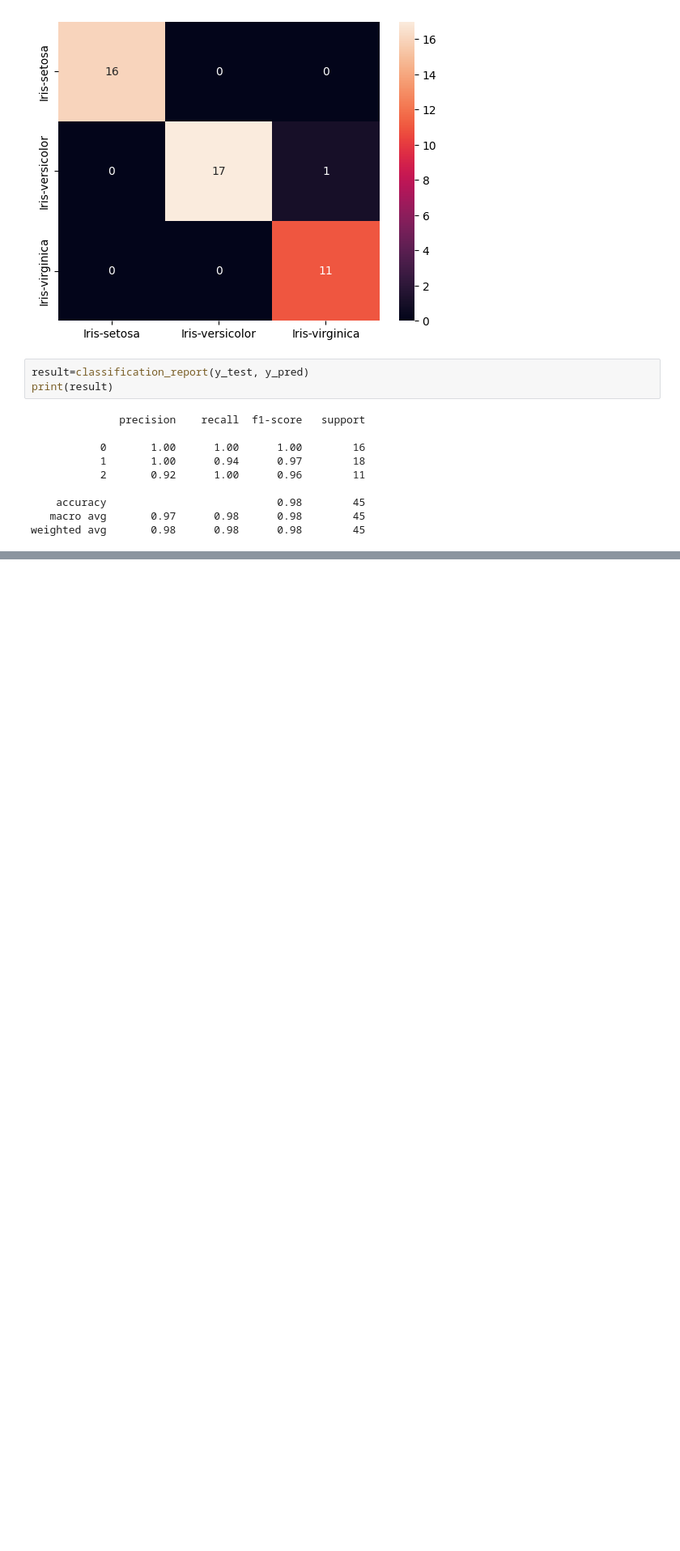
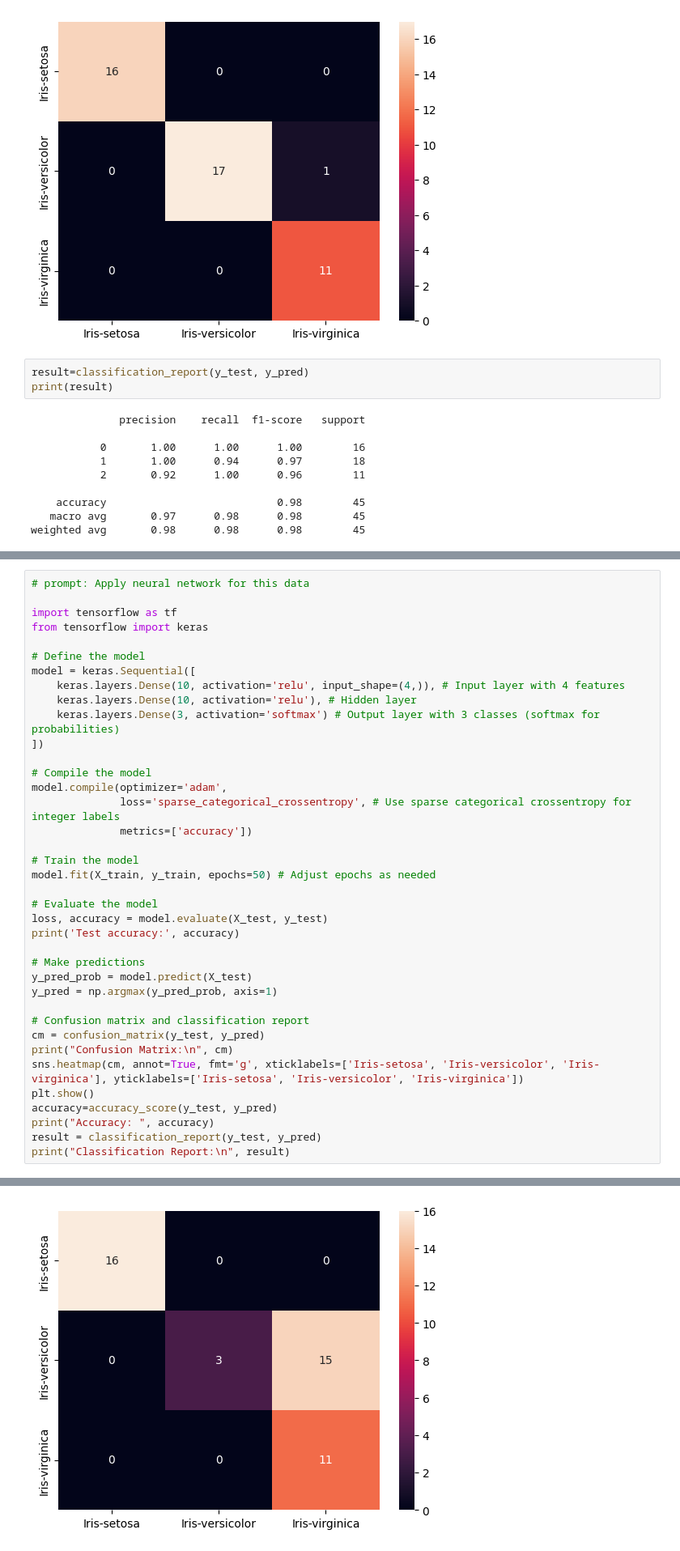
Before and after one commit to ateeqshaik/myproject, a Jupyter notebook: iris.ipynb, the cells around one changed output, grey strips where cells are left out. Shown: that part at 81% size. Drawn from its saved outputs; the diff is of its cells as text; blank space fills up the shorter version.

```diff
--- a/iris.ipynb
+++ b/iris.ipynb
@@ -146,0 +172,39 @@ weighted avg       0.98      0.98      0.98        45
+# %%
+# prompt: Apply neural network for this data
+
+import tensorflow as tf
+from tensorflow import keras
+
+# Define the model
+model = keras.Sequential([
+    keras.layers.Dense(10, activation='relu', input_shape=(4,)), # Input layer with 4 features
+    keras.layers.Dense(10, activation='relu'), # Hidden layer
+    keras.layers.Dense(3, activation='softmax') # Output layer with 3 classes (softmax for probabilities)
+])
+
+# Compile the model
+model.compile(optimizer='adam',
+              loss='sparse_categorical_crossentropy', # Use sparse categorical crossentropy for integer labels
+              metrics=['accuracy'])
+
+# Train the model
+model.fit(X_train, y_train, epochs=50) # Adjust epochs as needed
+
+# Evaluate the model
+loss, accuracy = model.evaluate(X_test, y_test)
+print('Test accuracy:', accuracy)
+
+# Make predictions
+y_pred_prob = model.predict(X_test)
+y_pred = np.argmax(y_pred_prob, axis=1)
+
+# Confusion matrix and classification report
+cm = confusion_matrix(y_test, y_pred)
+print("Confusion Matrix:\n", cm)
+sns.heatmap(cm, annot=True, fmt='g', xticklabels=['Iris-setosa', 'Iris-versicolor', 'Iris-virginica'], yticklabels=['Iris-setosa', 'Iris-versicolor', 'Iris-virginica'])
+plt.show()
+accuracy=accuracy_score(y_test, y_pred)
+print("Accuracy: ", accuracy)
+result = classification_report(y_test, y_pred)
+print("Classification Report:\n", result)
+# %% [output]
@@ -146,0 +229 @@ weighted avg       0.98      0.98      0.98        45
+[figure, added]
```
Also changed, not shown: parts of 6 cells of this notebook.
